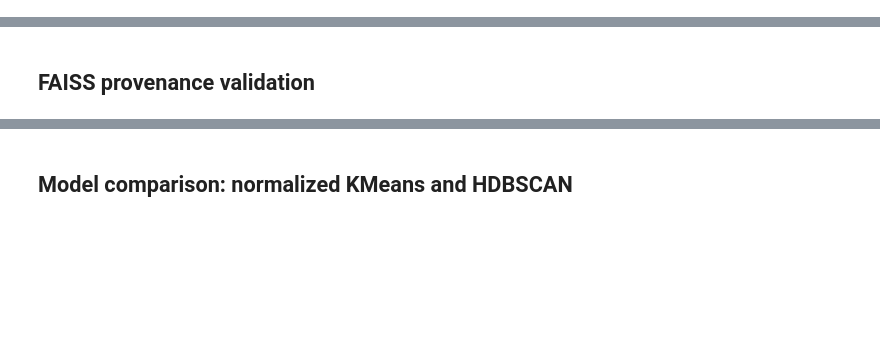
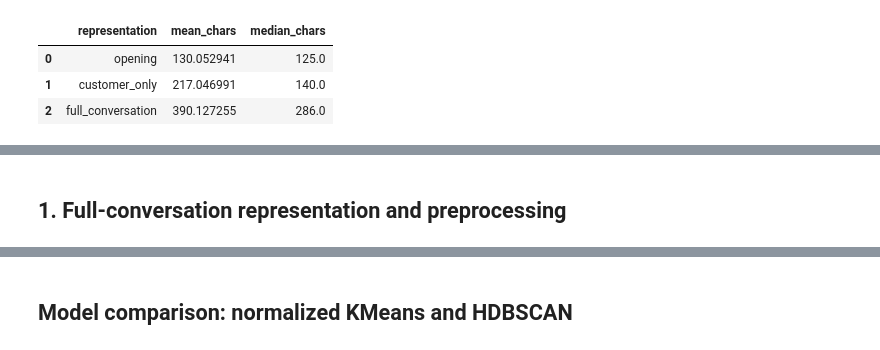
Before and after one commit to PR-HARIHARAN/customer_support_agent, a Jupyter notebook: notebooks/004_intent_discovery.ipynb, the cells around one changed output, grey strips where cells are left out. Cells and saved outputs as stored; diff of their text form; code cells hidden in the pictures; blank space fills up the shorter version.

```diff
--- a/notebooks/004_intent_discovery.ipynb
+++ b/notebooks/004_intent_discovery.ipynb
@@ -5,13 +5,16 @@ Evidence-first clustering and semantic validation on the full AmericanAir corpus
 # %%
+import asyncio
 import hashlib
 import json
 import random
+import re
+from datetime import datetime, timezone
 from pathlib import Path
 
 import matplotlib.pyplot as plt
 import numpy as np
 import pandas as pd
-from sklearn.cluster import KMeans
+from sklearn.cluster import AgglomerativeClustering, KMeans
 from sklearn.decomposition import PCA
 from sklearn.feature_extraction.text import TfidfVectorizer
 from sklearn.metrics import (
@@ -22,11 +25,14 @@ from sklearn.metrics import (
 )
 
 DATA_PATH = Path("../data/processed/conversations.jsonl")
-FAISS_DIR = Path("../data/faiss_opening_index")
+FAISS_DIR = Path("../data/faiss_full_conversation")
 META_PATH = FAISS_DIR / "metadata.json"
-OUTPUT_PATH = Path("../data/processed/conversations_with_intents_v2.jsonl")
+OUTPUT_PATH = Path("../data/processed/conversations_with_intents_full_v1.jsonl")
 MODEL = "nomic-embed-text:latest"
+MAX_CONCURRENCY = 4  # RTX 4050 6 GB starting point; Ollama OLLAMA_NUM_PARALLEL also matters.
+RETRY_ATTEMPTS = 3
 SEED = 42
+PREPROCESSING_VERSION = "full_conversation_roles_mentions_urls_v2"
 random.seed(SEED)
 np.random.seed(SEED)
 
@@ -44,30 +50,44 @@ def sha256(path):
     return digest.hexdigest()
 
 
+def normalize_message_text(text):
+    text = str(text or "")
+    text = re.sub(r"https?://\S+|www\.\S+", " [URL] ", text)
+    text = re.sub(r"@[A-Za-z0-9_]+", " [MENTION] ", text)
+    return re.sub(r"\s+", " ", text).strip()
+
+
+def prepare_conversation_for_embedding(conversation):
+    lines = []
+    for message in conversation.get("messages", []):
+        role = str(message.get("role", "unknown")).upper()
+        lines.append(f"{role}: {normalize_message_text(message.get('text', ''))}")
+    return "\n".join(lines)
+
+
 conversations = load_jsonl(DATA_PATH)
-opening_ids, opening_texts, skipped = [], [], []
-context_texts = []
-for conversation in conversations:
-    messages = conversation.get("messages", [])
-    customers = [
-        str(message.get("text", "")).strip()
-        for message in messages
+conversation_ids = [str(item["conversation_id"]) for item in conversations]
+full_texts = [prepare_conversation_for_embedding(item) for item in conversations]
+opening_texts = [
+    normalize_message_text(item.get("messages", [{}])[0].get("text", ""))
+    if item.get("messages") else ""
+    for item in conversations
+]
+customer_texts = [
+    " ".join(
+        normalize_message_text(message.get("text", ""))
+        for message in item.get("messages", [])
         if message.get("role") == "customer"
-    ]
-    context_texts.append(" ".join(customers[:3]))
-    if not messages or messages[0].get("role") != "customer":
-        skipped.append(str(conversation["conversation_id"]))
-        continue
-    opening_ids.append(str(conversation["conversation_id"]))
-    opening_texts.append(str(messages[0].get("text", "")).strip())
-
-print(
-    f"Conversations: {len(conversations):,}; eligible openings: "
-    f"{len(opening_ids):,}; skipped: {len(skipped):,} "
-    f"({len(skipped) / len(conversations) * 100:.2f}%)"
-)
-print(
-    f"Mean opening chars: {np.mean([len(text) for text in opening_texts]):.1f}; "
-    f"context chars: {np.mean([len(text) for text in context_texts]):.1f}"
-)
+    )
+    for item in conversations
+]
+representation_summary = pd.DataFrame({
+    "representation": ["opening", "customer_only", "full_conversation"],
+    "mean_chars": [np.mean([len(text) for text in opening_texts]), np.mean([len(text) for text in customer_texts]), np.mean([len(text) for text in full_texts])],
+    "median_chars": [np.median([len(text) for text in opening_texts]), np.median([len(text) for text in customer_texts]), np.median([len(text) for text in full_texts])],
+})
+print(f"Conversations: {len(conversations):,}")
+display(representation_summary)
+print("Embedding unit: complete chronological conversation with CUSTOMER/AGENT markers.")
+print(f"Preprocessing example: {full_texts[0][:240]}")
 # %% [output]
@@ -75,0 +95,4 @@ Mean opening chars: 137.1; context chars: 208.5
+|  | representation | mean_chars | median_chars |
+| 0 | opening | 130.052941 | 125.0 |
+| 1 | customer_only | 217.046991 | 140.0 |
+| 2 | full_conversation | 390.127255 | 286.0 |
@@ -76,5 +102,5 @@ Mean opening chars: 137.1; context chars: 208.5
 # %% [markdown]
-## FAISS provenance validation
+## 1. Full-conversation representation and preprocessing
 # %%
 from langchain_community.vectorstores import FAISS
 from langchain_ollama import OllamaEmbeddings
```
Also changed, not shown: parts of 7 cells of this notebook, 8 other files.
